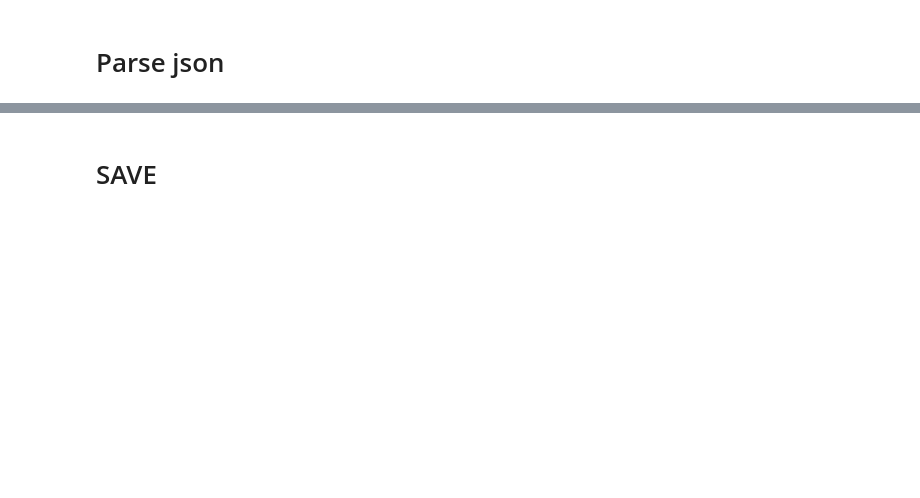
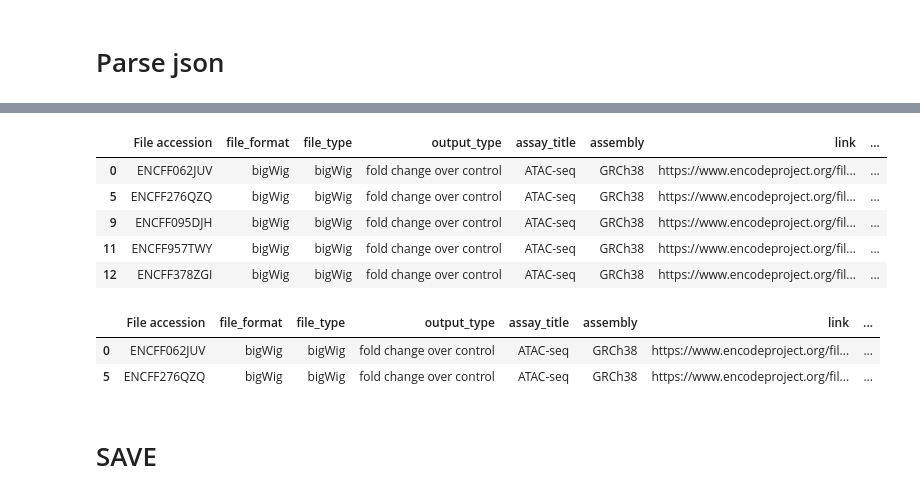
Before and after one commit to luisas/CrossEvoPred, a Jupyter notebook: notebooks/01_prep_metadata.ipynb, the cells around one changed output, grey strips where cells are left out. Cells and saved outputs as stored; diff of their text form; code cells hidden in the pictures; blank space fills up the shorter version.

```diff
--- a/notebooks/01_prep_metadata.ipynb
+++ b/notebooks/01_prep_metadata.ipynb
@@ -130 +160,10 @@ summary
+# %%
+summary[summary["output_type"] == "fold change over control"]
+# %% [output]
+|  | File accession | file_format | file_type | output_type | assay_title | assembly | link | ... |
+| 0 | ENCFF062JUV | bigWig | bigWig | fold change over control | ATAC-seq | GRCh38 | https://www.encodeproject.org/fil... | ... |
+| 5 | ENCFF276QZQ | bigWig | bigWig | fold change over control | ATAC-seq | GRCh38 | https://www.encodeproject.org/fil... | ... |
+| 9 | ENCFF095DJH | bigWig | bigWig | fold change over control | ATAC-seq | GRCh38 | https://www.encodeproject.org/fil... | ... |
+| 11 | ENCFF957TWY | bigWig | bigWig | fold change over control | ATAC-seq | GRCh38 | https://www.encodeproject.org/fil... | ... |
+| 12 | ENCFF378ZGI | bigWig | bigWig | fold change over control | ATAC-seq | GRCh38 | https://www.encodeproject.org/fil... | ... |
 # %%
@@ -138,6 +177,12 @@ summary = summary[summary["output_type"] == "plus strand signal of unique reads"
 summary = summary[summary["assembly"].isin(["mm10", "GRCh38"])]
 # if same experiment accession, keep only one row
 summary = summary.drop_duplicates(subset = ["Experiment accession"])
+# %%
+summary
+# %% [output]
+|  | File accession | file_format | file_type | output_type | assay_title | assembly | link | ... |
+| 0 | ENCFF062JUV | bigWig | bigWig | fold change over control | ATAC-seq | GRCh38 | https://www.encodeproject.org/fil... | ... |
+| 5 | ENCFF276QZQ | bigWig | bigWig | fold change over control | ATAC-seq | GRCh38 | https://www.encodeproject.org/fil... | ... |
 # %% [markdown]
 # SAVE
 # %%
```
Also changed, not shown: parts of 6 cells of this notebook, 5 other files.
